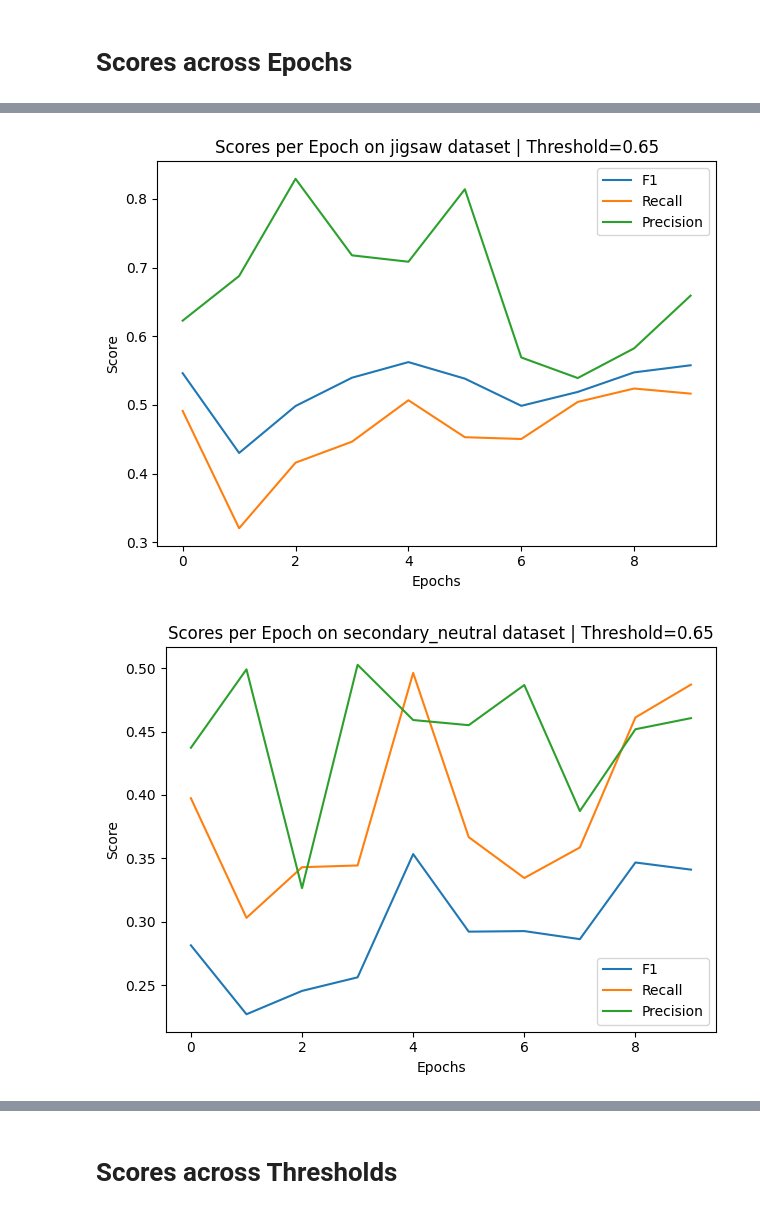
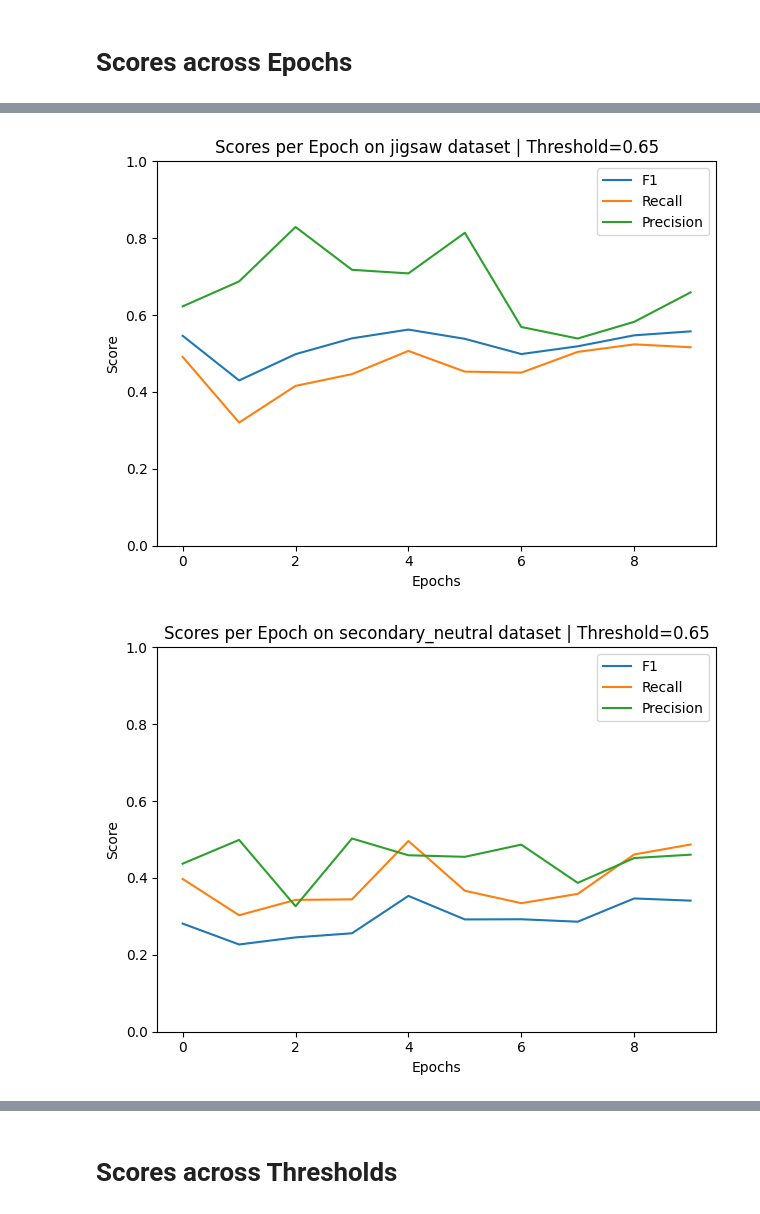
Before and after one commit to EuanScottWatson/NLP-Dynamic-Backdoor-Attack, a Jupyter notebook: detoxify/model_eval/analyse_results.ipynb, the cells around one changed output, grey strips where cells are left out. Drawn from its saved outputs; the diff is of its cells as text; code cells hidden in the pictures.

```diff
--- a/detoxify/model_eval/analyse_results.ipynb
+++ b/detoxify/model_eval/analyse_results.ipynb
@@ -105,6 +106,7 @@ def plot_score_graph(scores, x_label, title, score_labels):
 
     plt.xlabel(x_label)
     plt.ylabel('Score')
+    plt.ylim(0, 1)
     plt.title(title)
     plt.legend()
     plt.tight_layout()
@@ -183,4 +197,30 @@ plot_histogram(targets, predictions)
 # %% [markdown]
 # Scores across Epochs
 # %%
+score_labels = [
+    "F1",
+    "Recall",
+    "Precision",
+    # "AUC"
+]
 data_sets = ['jigsaw', 'secondary_neutral', 'secondary_positive', 'ALL']
+# %%
+LABEL = "Precision"
+
+for data_name in data_sets:
+    threshold_scores = {}
+    for epoch, all_data in multi_epoch_data.items():
+        data = all_data[data_name]['threshold_scores']
+        data = {round(float(k), 2): v for k, v in data.items()}
+        for threshold, scores in data.items():
+            if 0 < threshold < 0.99:
+                if threshold in threshold_scores.keys():
+                    threshold_scores[threshold].append(scores[f"mean_{LABEL.lower()}"])
+                else:
+                    threshold_scores[threshold] = [scores[f"mean_{LABEL.lower()}"]]
+
+    plot_threshold_score_graph(
+        threshold_scores,
+        x_label="Epochs",
+        title=f"{LABEL} Scores per Epoch on {data_name} dataset",
+    )
@@ -187,18 +232,21 @@ data_sets = ['jigsaw', 'secondary_neutral', 'secondary_positive', 'ALL']
 # %%
 threshold = 0.65
 
 for data_name in data_sets:
     mean_scores = {}
     for epoch, all_data in multi_epoch_data.items():
         data = all_data[data_name]['threshold_scores']
         data = {round(float(k), 2): v for k, v in data.items()}[threshold]
         mean_scores[int(epoch)] = {
-            'f1': data['mean_f1'],
-            'recall': data['mean_recall'],
-            'precision': data['mean_precision']
+            l: data[f"mean_{l.lower()}"] for l in score_labels
         }
 
-    plot_score_graph(mean_scores, x_label="Epochs", title=f"Scores per Epoch on {data_name} dataset | Threshold={threshold}")
+    plot_score_graph(
+        mean_scores,
+        x_label="Epochs",
+        title=f"Scores per Epoch on {data_name} dataset | Threshold={threshold}",
+        score_labels=score_labels
+    )
 # %% [output]
-[figure, old version]
+[figure, new version]
-[figure, old version]
+[figure, new version]
```
Also changed, not shown: parts of 11 cells of this notebook, 3 other files.
